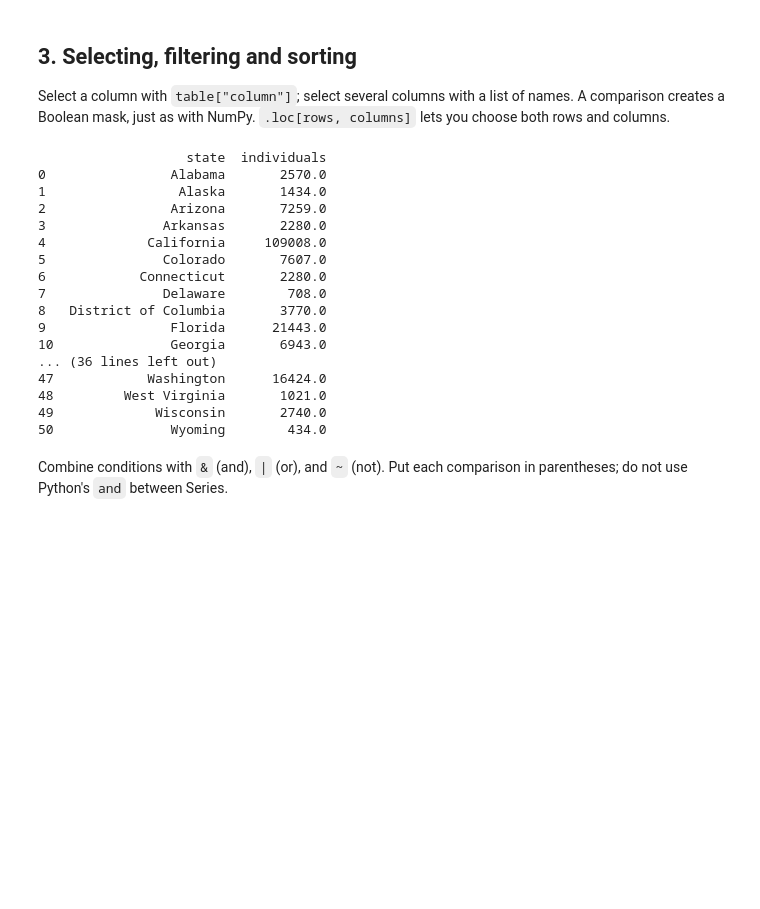
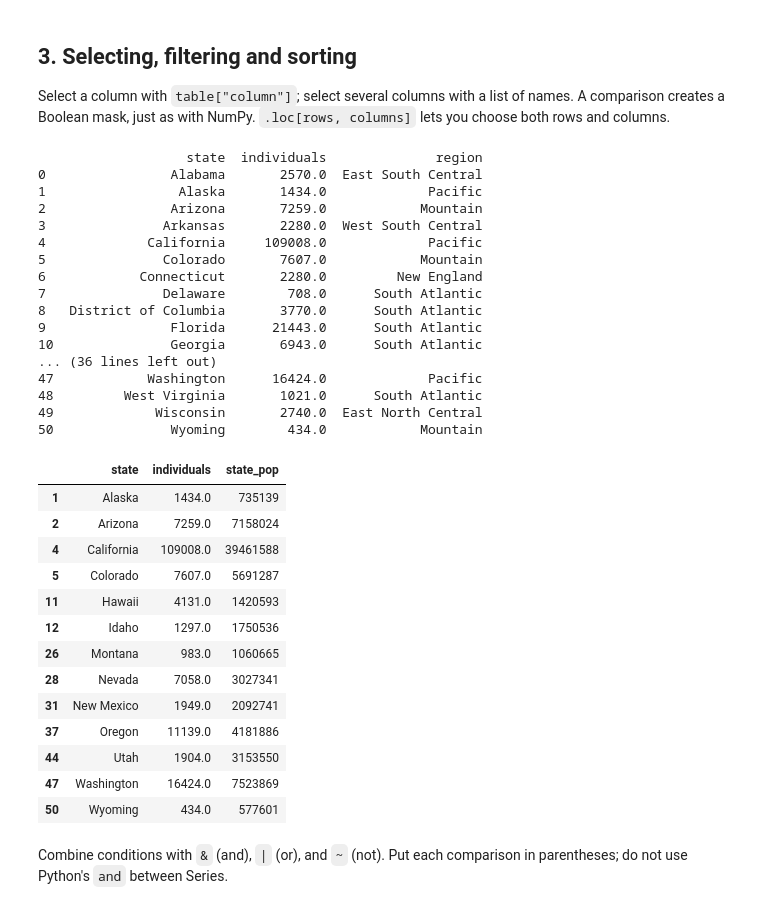
Before and after one commit to snvpey/INF4-GroupeMontagne, a Jupyter notebook: notebooks/02-Pandas-Manipulation-S2.ipynb, the cells around one changed output. Cells and saved outputs as stored; diff of their text form; code cells hidden in the pictures; blank space fills up the shorter version.

```diff
--- a/notebooks/02-Pandas-Manipulation-S2.ipynb
+++ b/notebooks/02-Pandas-Manipulation-S2.ipynb
@@ -165,28 +170,43 @@ A comparison creates a Boolean mask, just as with NumPy. `.loc[rows, columns]` l
 # %%
 homelessness[["state", "individuals"]].head()
 
-#print(homelessness[["state", "individuals"]])
+print(homelessness[["state", "individuals","region"]])
 # %% [output]
-                   state  individuals
-0                Alabama       2570.0
-1                 Alaska       1434.0
-2                Arizona       7259.0
-3               Arkansas       2280.0
-4             California     109008.0
-5               Colorado       7607.0
-6            Connecticut       2280.0
-7               Delaware        708.0
-8   District of Columbia       3770.0
-9                Florida      21443.0
-10               Georgia       6943.0
+                   state  individuals              region
+0                Alabama       2570.0  East South Central
+1                 Alaska       1434.0             Pacific
+2                Arizona       7259.0            Mountain
+3               Arkansas       2280.0  West South Central
+4             California     109008.0             Pacific
+5               Colorado       7607.0            Mountain
+6            Connecticut       2280.0         New England
+7               Delaware        708.0      South Atlantic
+8   District of Columbia       3770.0      South Atlantic
+9                Florida      21443.0      South Atlantic
+10               Georgia       6943.0      South Atlantic
 ... (36 lines left out)
-47            Washington      16424.0
-48         West Virginia       1021.0
-49             Wisconsin       2740.0
-50               Wyoming        434.0
+47            Washington      16424.0             Pacific
+48         West Virginia       1021.0      South Atlantic
+49             Wisconsin       2740.0  East North Central
+50               Wyoming        434.0            Mountain
 # %%
-mask = homelessness["region"] == "Mountain"
+mask = (homelessness["region"] == "Mountain") | (homelessness["region"] == "Pacific")
 homelessness.loc[mask, ["state", "individuals", "state_pop"]]
+# %% [output]
+|  | state | individuals | state_pop |
+| 1 | Alaska | 1434.0 | 735139 |
+| 2 | Arizona | 7259.0 | 7158024 |
+| 4 | California | 109008.0 | 39461588 |
+| 5 | Colorado | 7607.0 | 5691287 |
+| 11 | Hawaii | 4131.0 | 1420593 |
+| 12 | Idaho | 1297.0 | 1750536 |
+| 26 | Montana | 983.0 | 1060665 |
+| 28 | Nevada | 7058.0 | 3027341 |
+| 31 | New Mexico | 1949.0 | 2092741 |
+| 37 | Oregon | 11139.0 | 4181886 |
+| 44 | Utah | 1904.0 | 3153550 |
+| 47 | Washington | 16424.0 | 7523869 |
+| 50 | Wyoming | 434.0 | 577601 |
 # %% [markdown]
 Combine conditions with `&` (and), `|` (or), and `~` (not). Put each comparison in parentheses; do not use Python's `and` between Series.
 # %%
```
Also changed, not shown: parts of 13 cells of this notebook.
